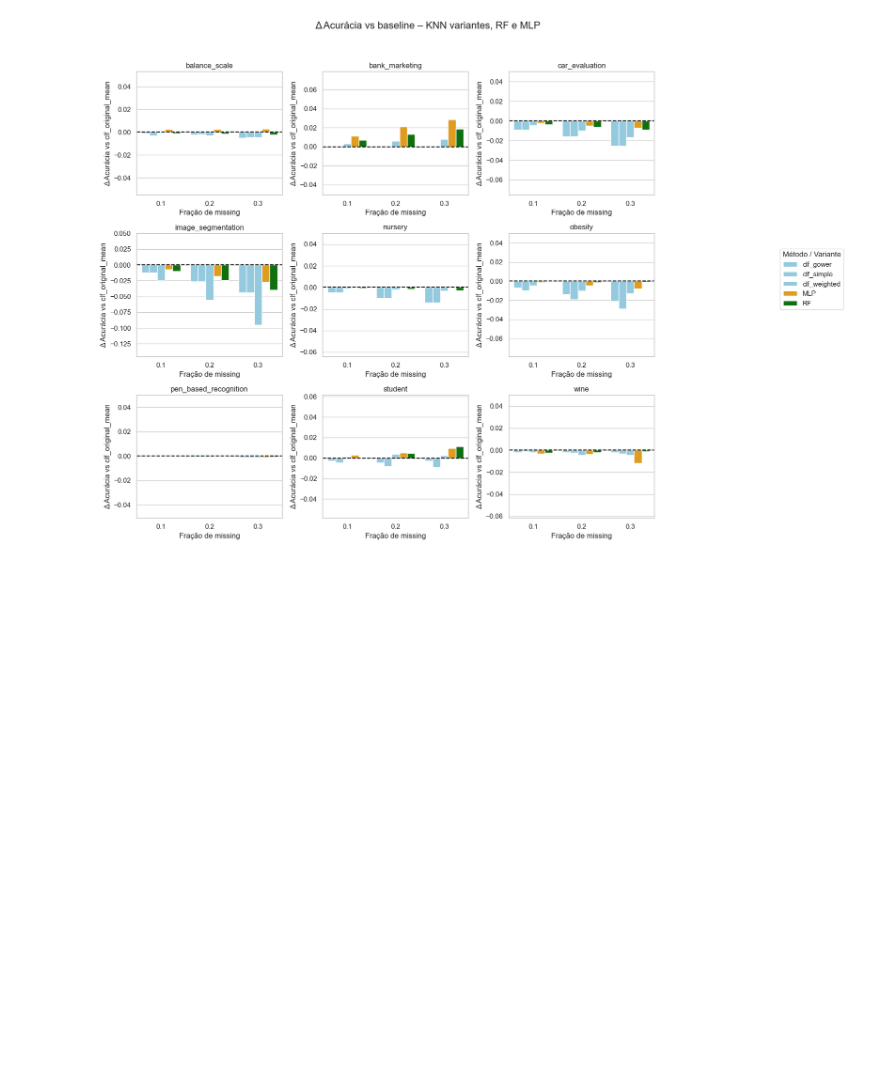
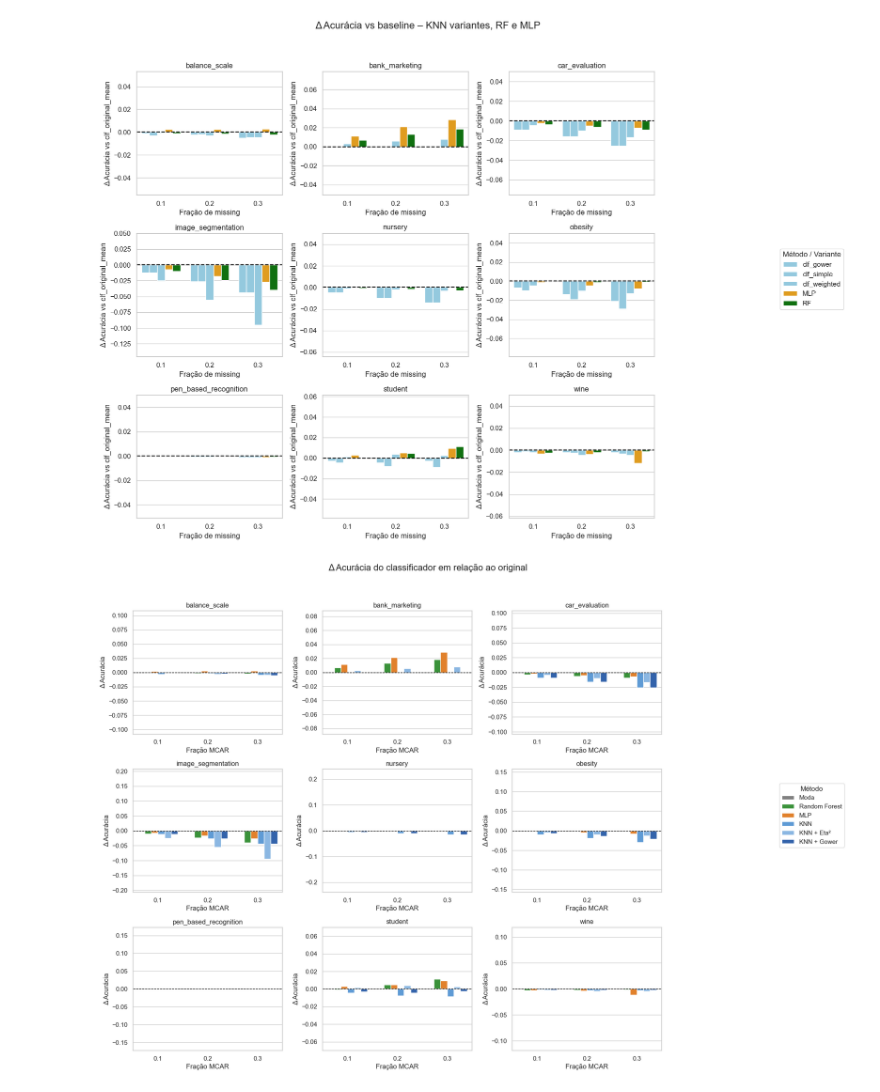
Before and after one commit to felipeat07/py_imputation, a Jupyter notebook: main/results/analise_classificador.ipynb, the cells around one changed output. Drawn from its saved outputs; the diff is of its cells as text; code cells hidden in the pictures; blank space fills up the shorter version.

```diff
--- a/main/results/analise_classificador.ipynb
+++ b/main/results/analise_classificador.ipynb
@@ -758,0 +1101,4 @@ plot_all_methods_and_knn_variants(all_long)
+# %%
+all_long = plot_all_methods_and_knn_variants()
+# %% [output]
+[figure, added]
```
Also changed, not shown: parts of 2 cells of this notebook, 2 other files.
